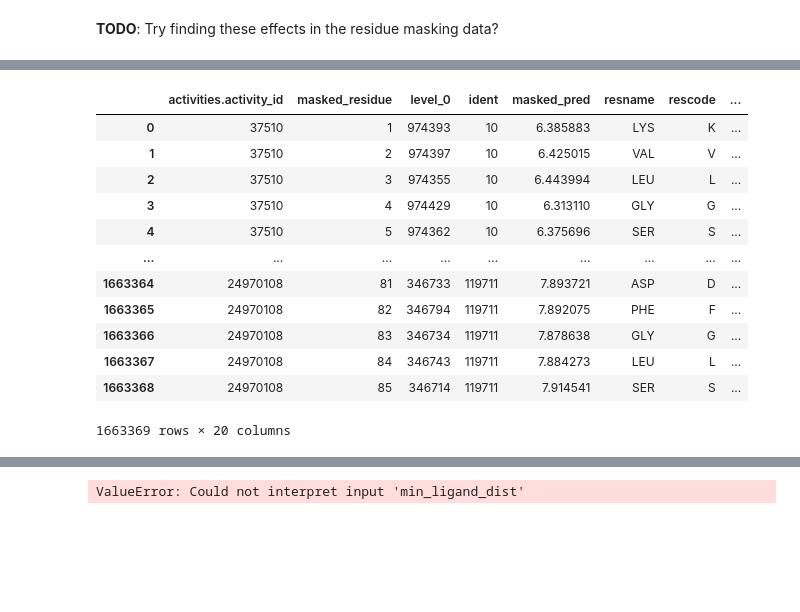
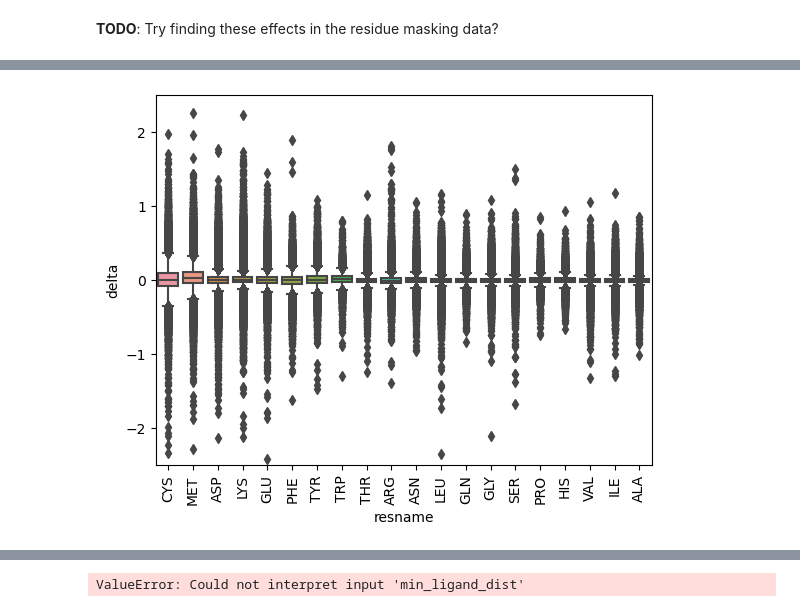
Before and after one commit to volkamerlab/kinodata-3D-affinity-prediction, a Jupyter notebook: examples/Residue Masking.ipynb, the cells around one changed output, grey strips where cells are left out. Saved outputs shown, nothing was run; the diff lists cells and outputs as text; code cells hidden in the pictures; blank space fills up the shorter version.

```diff
--- a/examples/Residue Masking.ipynb
+++ b/examples/Residue Masking.ipynb
@@ -64,16 +59,0 @@ plt.xticks(rotation=90);
-# %%
-res_elim
-# %% [output]
-|  | activities.activity_id | masked_residue | level_0 | ident | masked_pred | resname | rescode | ... |
-| 0 | 37510 | 1 | 974393 | 10 | 6.385883 | LYS | K | ... |
-| 1 | 37510 | 2 | 974397 | 10 | 6.425015 | VAL | V | ... |
-| 2 | 37510 | 3 | 974355 | 10 | 6.443994 | LEU | L | ... |
-| 3 | 37510 | 4 | 974429 | 10 | 6.313110 | GLY | G | ... |
-| 4 | 37510 | 5 | 974362 | 10 | 6.375696 | SER | S | ... |
-| ... | ... | ... | ... | ... | ... | ... | ... | ... |
-| 1663364 | 24970108 | 81 | 346733 | 119711 | 7.893721 | ASP | D | ... |
-| 1663365 | 24970108 | 82 | 346794 | 119711 | 7.892075 | PHE | F | ... |
-| 1663366 | 24970108 | 83 | 346734 | 119711 | 7.878638 | GLY | G | ... |
-| 1663367 | 24970108 | 84 | 346743 | 119711 | 7.884273 | LEU | L | ... |
-| 1663368 | 24970108 | 85 | 346714 | 119711 | 7.914541 | SER | S | ... |
-1663369 rows × 20 columns
@@ -80,3 +62,9 @@ res_elim
+# %%
+sns.boxplot(res_elim, y='delta', x='resname', order=res_elim.groupby('resname').agg('var', numeric_only=True).sort_values('delta', ascending=False).index)
+plt.ylim(-2.5, 2.5)
+plt.xticks(rotation=90);
+# %% [output]
+[figure, added]
 # %%
 res_vars = res_elim.groupby(['masked_residue', 'rescode'])['delta'].agg(['mean', 'count', 'var']).fillna(0)
 # %%
```
Also changed, not shown: parts of 34 cells of this notebook.
